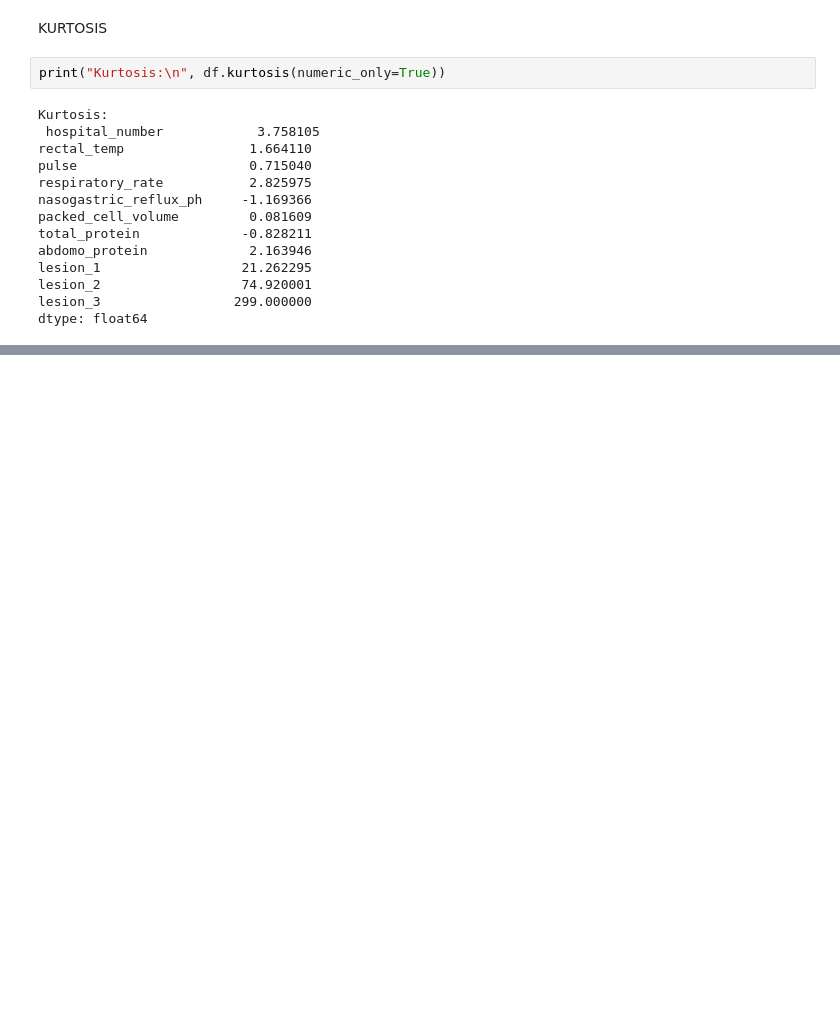
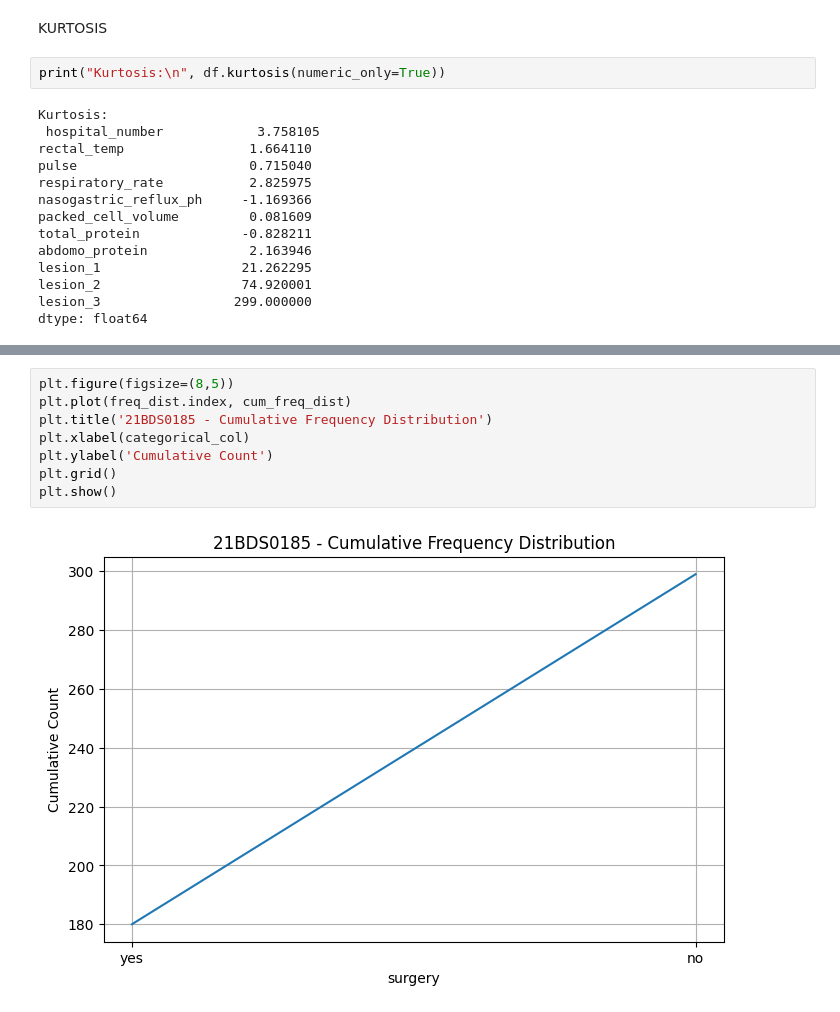
Before and after one commit to namandm/-EDA-21BDS0185, a Jupyter notebook: 21BDS0185.ipynb, the cells around one changed output, grey strips where cells are left out. Saved outputs shown, nothing was run; the diff lists cells and outputs as text; blank space fills up the shorter version.

```diff
--- a/21BDS0185.ipynb
+++ b/21BDS0185.ipynb
@@ -513,0 +555,10 @@ dtype: float64
+# %%
+plt.figure(figsize=(8,5))
+plt.plot(freq_dist.index, cum_freq_dist)
+plt.title('21BDS0185 - Cumulative Frequency Distribution')
+plt.xlabel(categorical_col)
+plt.ylabel('Cumulative Count')
+plt.grid()
+plt.show()
+# %% [output]
+[figure, added]
```
Also changed, not shown: parts of 13 cells of this notebook.
